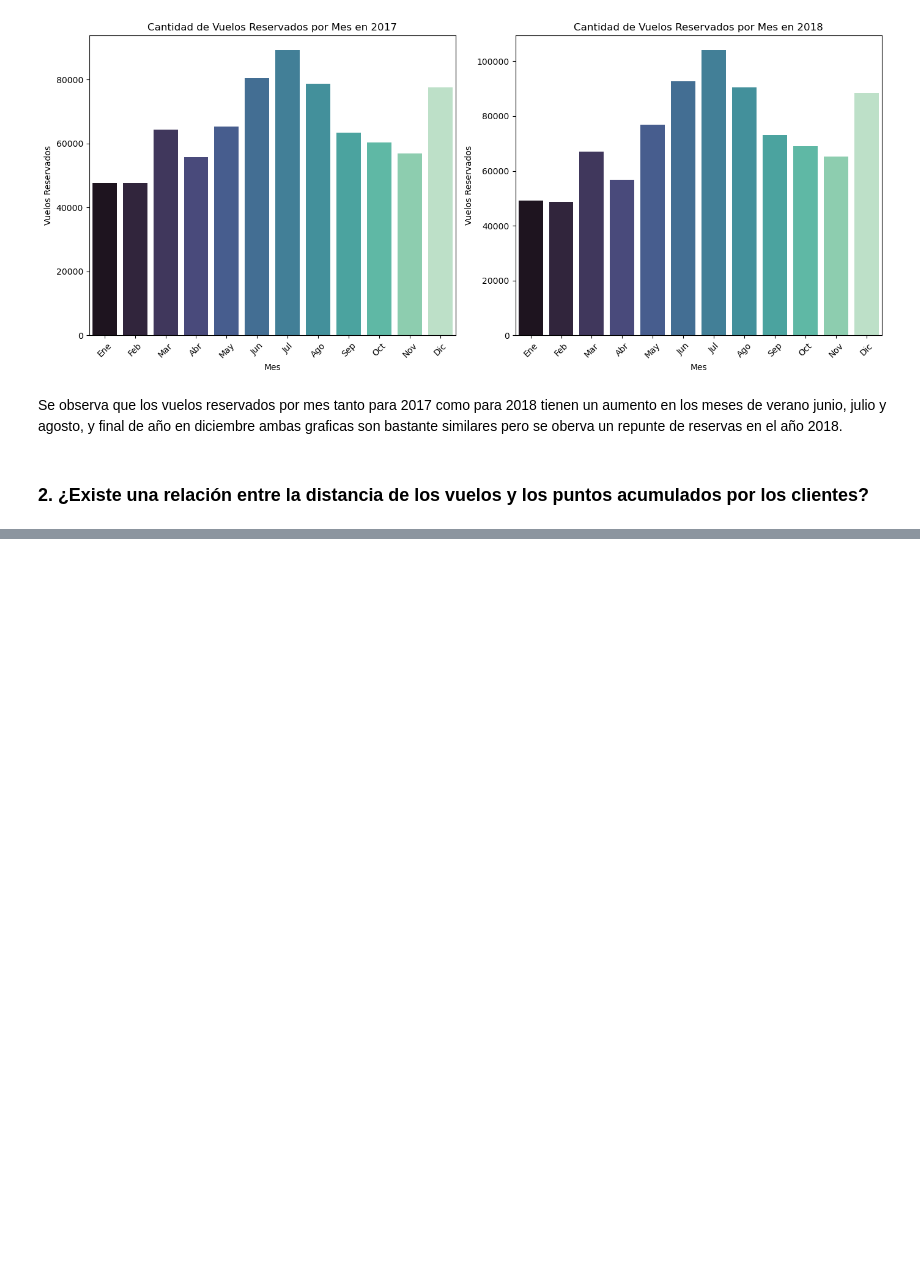
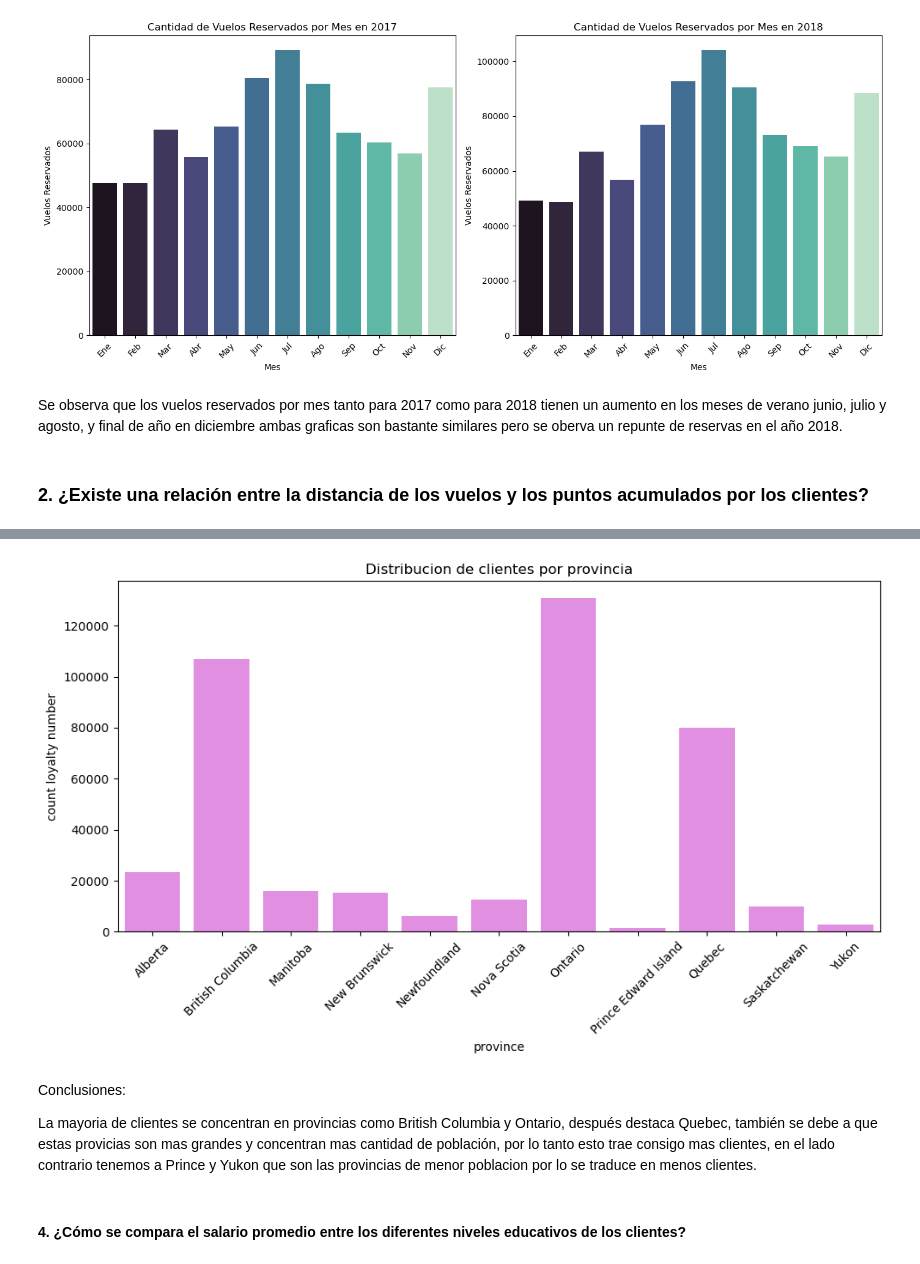
Before and after one commit to Adalab/bda-modulo-3-evaluacion-final-maria-diz, a Jupyter notebook: Fase_2_Visualizacion.ipynb, the cells around one changed output, grey strips where cells are left out. Cells and saved outputs as stored; diff of their text form; code cells hidden in the pictures; blank space fills up the shorter version.

```diff
--- a/Fase_2_Visualizacion.ipynb
+++ b/Fase_2_Visualizacion.ipynb
@@ -217,0 +257,5 @@ Se observa que los vuelos reservados por mes tanto para 2017 como para 2018 tien
+# %%
+#filtramos el data frame por clientes y provincia
+
+df_clientes_provincia = df_information.groupby("province")["loyalty_number"].count().reset_index()
+df_clientes_provincia
@@ -217,0 +275,28 @@ Se observa que los vuelos reservados por mes tanto para 2017 como para 2018 tien
+# %%
+#usamos un barplot
+# Crear el gráfico de barras
+plt.figure(figsize=(10, 6))
+sns.barplot(x='province',
+            y='loyalty_number',
+            data= df_clientes_provincia,
+            color='violet')
+
+# Añadimos etiquetas y título
+plt.title('Distribucion de clientes por provincia')
+plt.xlabel('province')
+plt.ylabel('count loyalty number')
+
+# Añadimos etiquetas de los meses
+plt.xticks(ticks=range(11), labels=['Alberta', 'British Columbia', 'Manitoba', 'New Brunswick', 'Newfoundland', 'Nova Scotia', 'Ontario', 'Prince Edward Island', 'Quebec', 'Saskatchewan', 'Yukon'], rotation=45)
+
+# Mostrar el gráfico
+plt.tight_layout()
+plt.show()
+# %% [output]
+[figure, added]
+# %% [markdown]
+Conclusiones:
+
+La mayoria de clientes se concentran en provincias como British Columbia y Ontario, después destaca Quebec, también se debe a que estas provicias son mas grandes y concentran mas cantidad de población, por lo tanto esto trae consigo mas clientes, en el lado contrario tenemos a Prince y Yukon que son las provincias de menor poblacion por lo se traduce en menos clientes.
+# %% [markdown]
+#### 4.	¿Cómo se compara el salario promedio entre los diferentes niveles educativos de los clientes?
```
Also changed, not shown: parts of 21 cells of this notebook, 22 other files.
